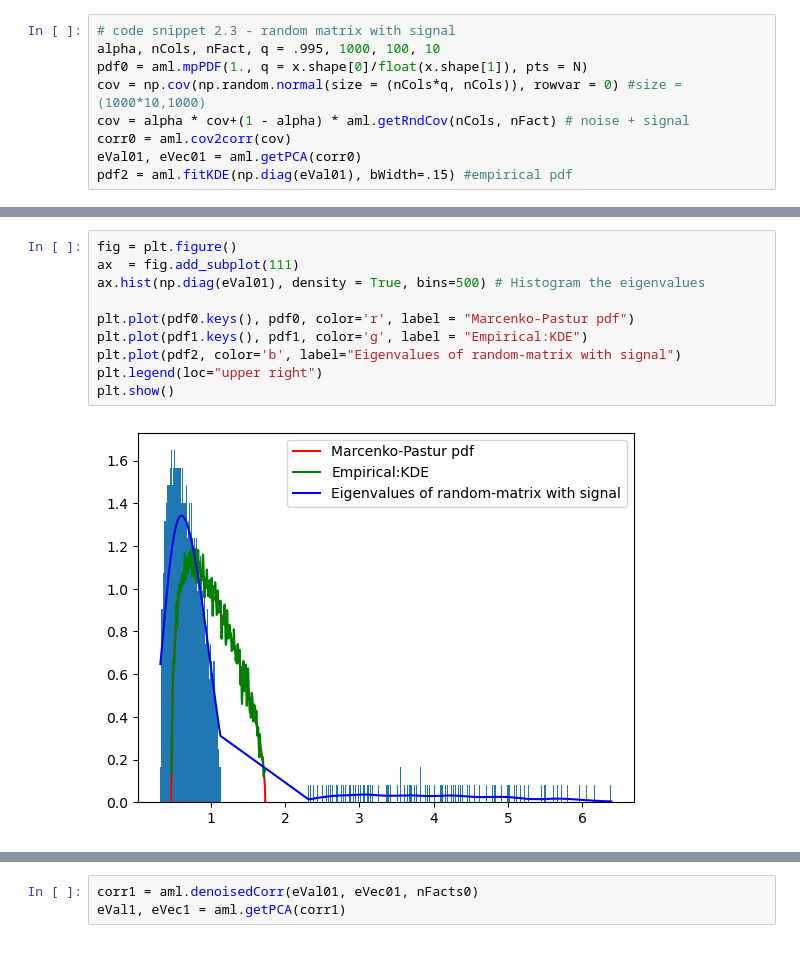
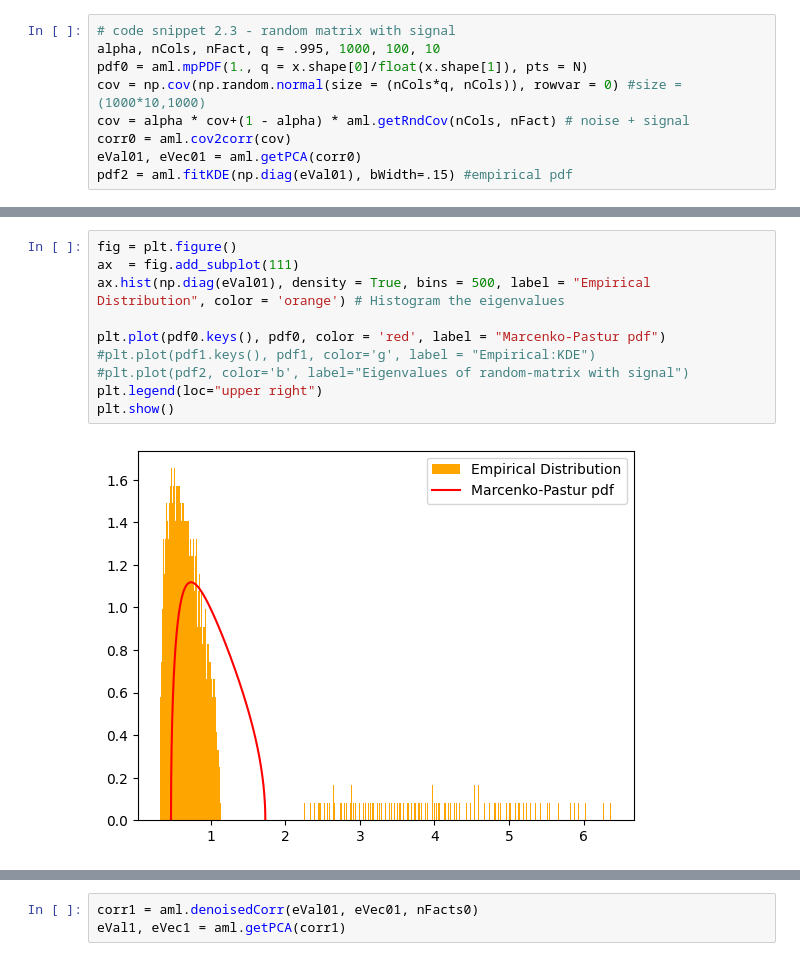
Before and after one commit to Tommylee1013/MachineLearning-for-AssetManagers, a Jupyter notebook: Chapter 2.ipynb, the cells around one changed output, grey strips where cells are left out. Drawn from its saved outputs; the diff is of its cells as text.

```diff
--- a/Chapter 2.ipynb
+++ b/Chapter 2.ipynb
@@ -36,15 +36,15 @@ pdf2.plot()
 # %%
 fig = plt.figure()
 ax  = fig.add_subplot(111)
-ax.hist(np.diag(eVal01), density = True, bins=500) # Histogram the eigenvalues
+ax.hist(np.diag(eVal01), density = True, bins = 500, label = "Empirical Distribution", color = 'orange') # Histogram the eigenvalues
 
-plt.plot(pdf0.keys(), pdf0, color='r', label = "Marcenko-Pastur pdf")
-plt.plot(pdf1.keys(), pdf1, color='g', label = "Empirical:KDE")
-plt.plot(pdf2, color='b', label="Eigenvalues of random-matrix with signal")
+plt.plot(pdf0.keys(), pdf0, color = 'red', label = "Marcenko-Pastur pdf")
+#plt.plot(pdf1.keys(), pdf1, color='g', label = "Empirical:KDE")
+#plt.plot(pdf2, color='b', label="Eigenvalues of random-matrix with signal")
 plt.legend(loc="upper right")
 plt.show()
 # %% [output]
-[figure, old version]
+[figure, new version]
 # %%
 eMax0, var0 = aml.findMaxEval(np.diag(eVal01), q, bWidth=.01)
 nFacts0 = eVal01.shape[0]-np.diag(eVal01)[::-1].searchsorted(eMax0)
```
Also changed, not shown: parts of 31 cells of this notebook.
